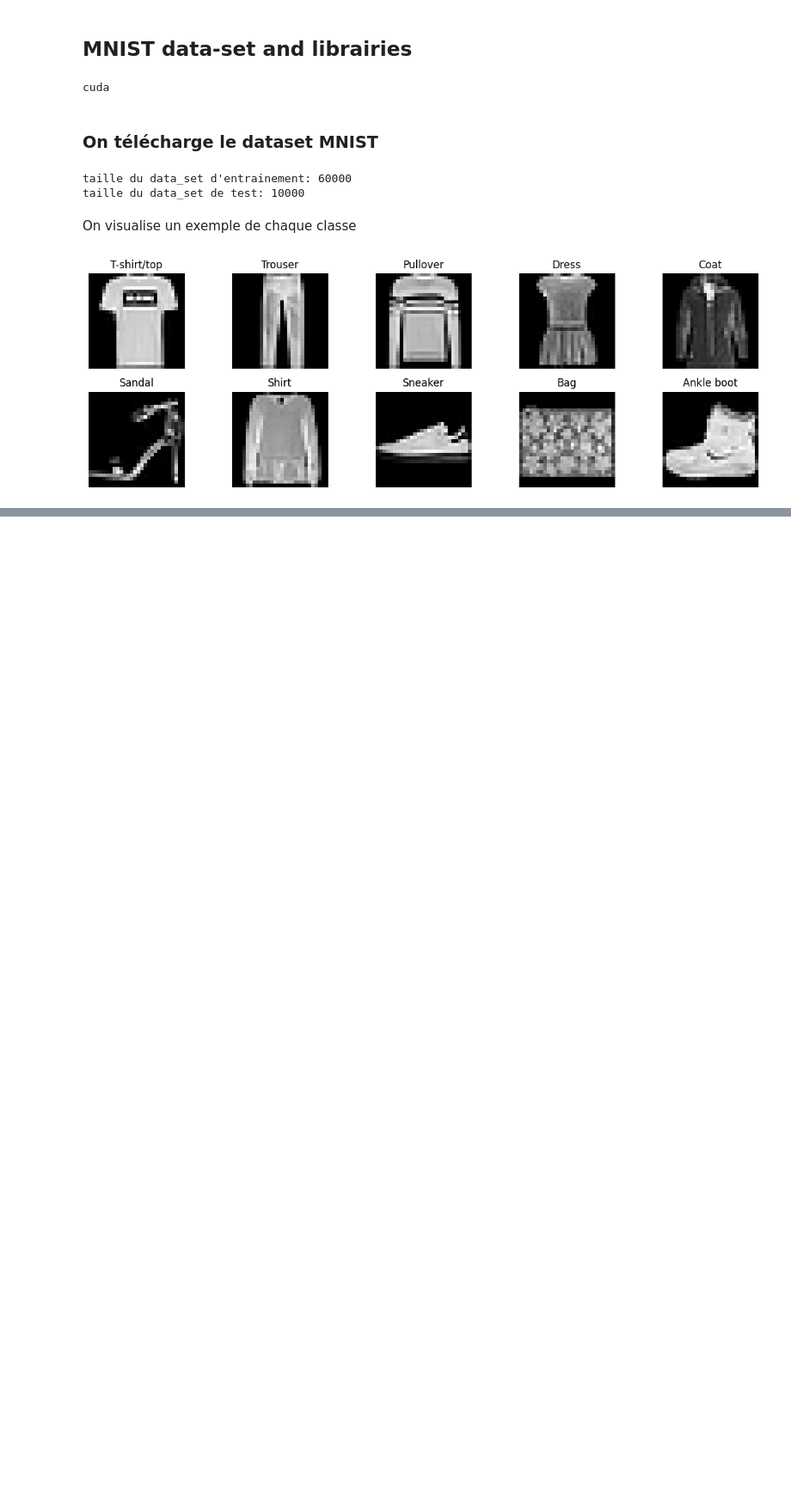
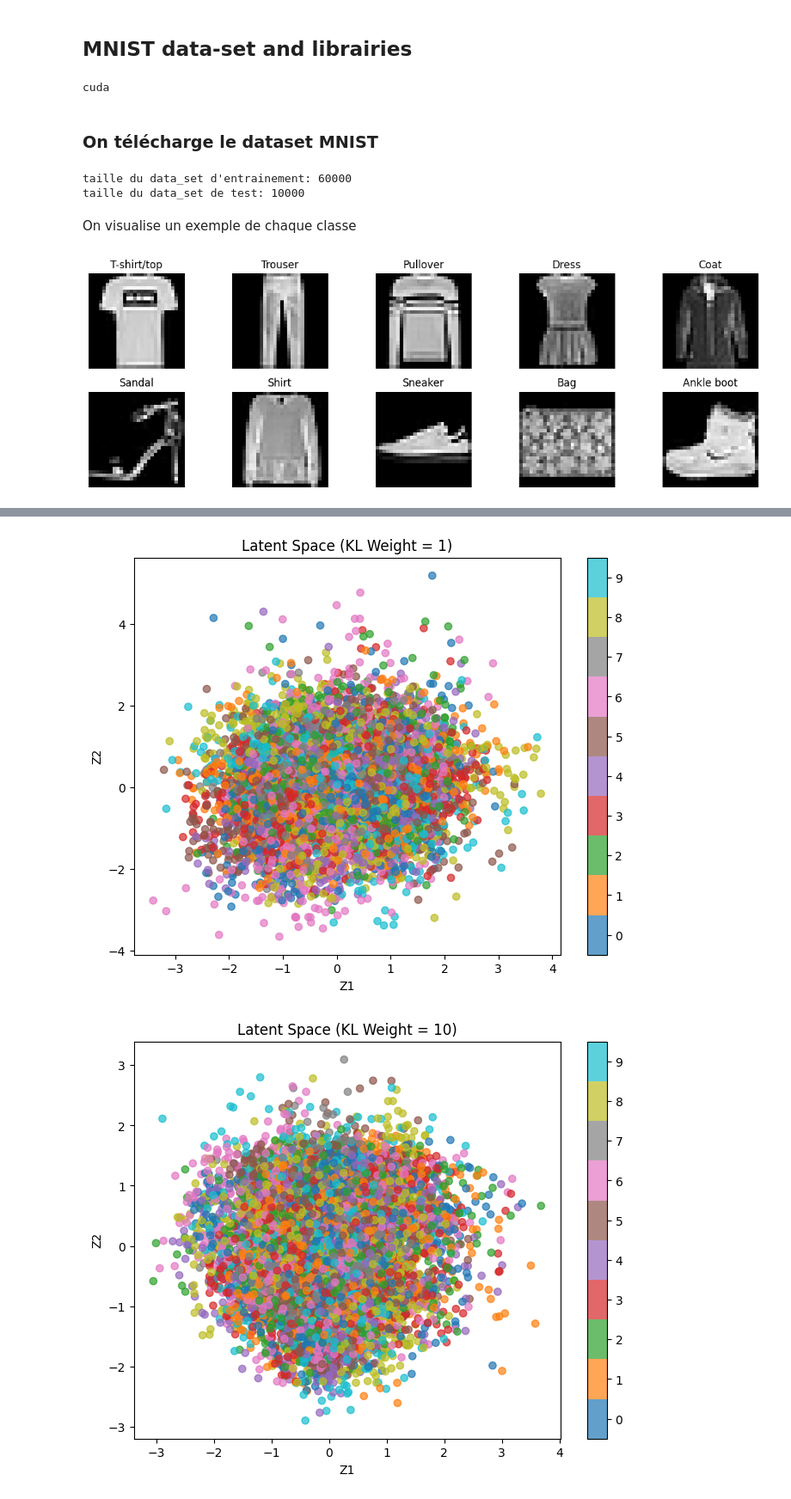
Before and after one commit to Viictordvd/High-Dimensional-and-Deep-Learning, a Jupyter notebook: Projet-2-VAECond/Conditional VAEs copy.ipynb, the cells around one changed output, grey strips where cells are left out. Shown at 86% size. Cells and saved outputs as stored; diff of their text form; code cells hidden in the pictures; blank space fills up the shorter version.

```diff
--- a/Projet-2-VAECond/Conditional VAEs copy.ipynb
+++ b/Projet-2-VAECond/Conditional VAEs copy.ipynb
@@ -90,0 +228,26 @@ class MaskedBCELoss(nn.Module):
+# %%
+def plot_latent_space(model, dataset, device, kl_weight=1.0):
+    model.eval()
+    with torch.no_grad():
+        # On charge tout le dataset en un seul batch (si mémoire le permet)
+        test_loader = torch.utils.data.DataLoader(dataset, batch_size=len(dataset), shuffle=False)
+        data, labels = next(iter(test_loader))
+        data = data.to(device)
+        labels = labels.to(device)
+
+        y = nn.functional.one_hot(labels, num_classes=10).float()
+
+        # Encode conditioned on labels
+        mu, logvar = model.encode(data, labels)
+        z = mu.cpu().numpy()  # on prend la moyenne
+        labels = labels.cpu().numpy()
+
+        # Plot
+        plt.figure(figsize=(8,6))
+        scatter = plt.scatter(z[:,0], z[:,1], c=labels, cmap='tab10', alpha=0.7)
+        plt.colorbar(scatter, ticks=range(10))
+        plt.clim(-0.5, 9.5)
+        plt.title(f'Latent Space (KL Weight = {kl_weight})')
+        plt.xlabel('Z1')
+        plt.ylabel('Z2')
+        plt.show()
@@ -90,0 +260,7 @@ class MaskedBCELoss(nn.Module):
+# %%
+plot_latent_space(CVAE_1, test_dataset, device, kl_weight=1)
+plot_latent_space(CVAE_10, test_dataset, device, kl_weight=10)
+plot_latent_space(CVAE_100,test_dataset, device, kl_weight=100)
+# %% [output]
+[figure, added]
+[figure, added]
```
Also changed, not shown: parts of 17 cells of this notebook.
